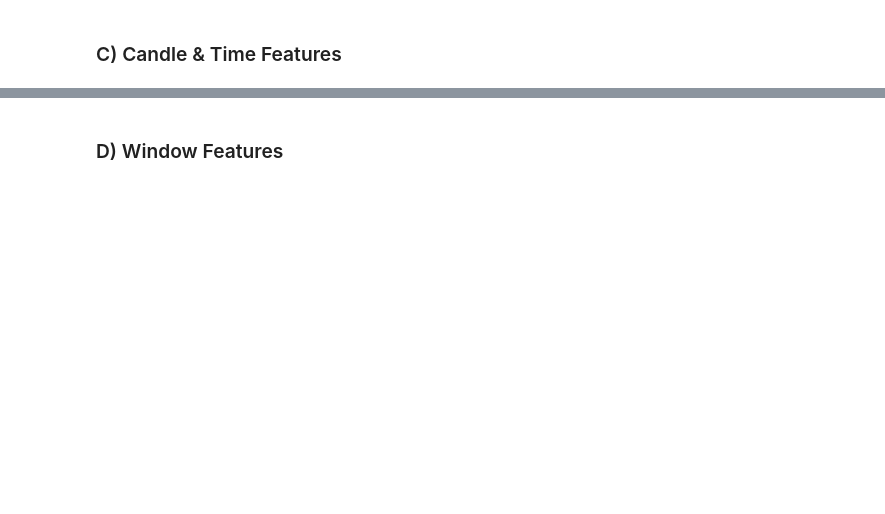
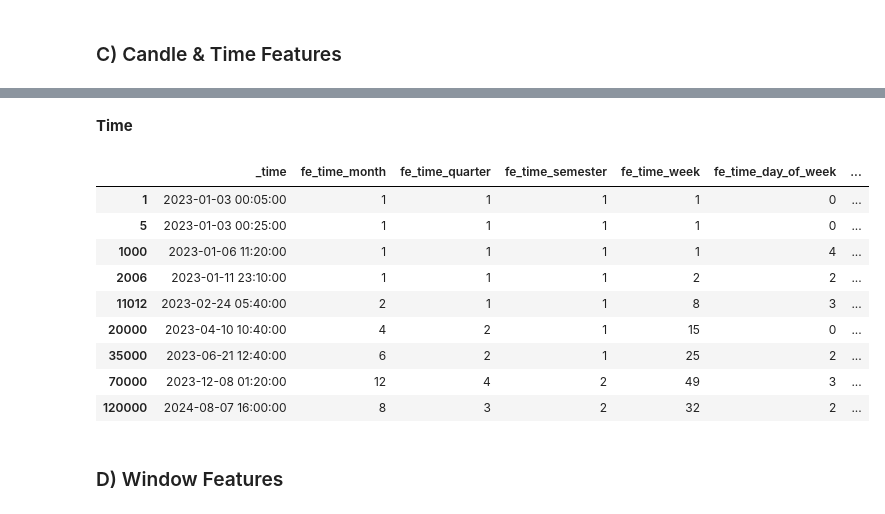
Before and after one commit to Alpha-Hunterss/ML-Algotrading-Project, a Jupyter notebook: algotrading-experiments.ipynb, the cells around one changed output, grey strips where cells are left out. Cells and saved outputs as stored; diff of their text form; code cells hidden in the pictures; blank space fills up the shorter version.

```diff
--- a/algotrading-experiments.ipynb
+++ b/algotrading-experiments.ipynb
@@ -319,3 +470,23 @@ history_fe_time(config_general)
+# %% [markdown]
+**Time**
+# %%
+import pandas as pd
+
+df = pd.read_parquet(
+    f"/kaggle/working/ML-Algotrading-Project/dataset/data/features/fe_time/fe_time.parquet"
+)
+df.iloc[[1, 5, 1000, 2006, 11012, 20000, 35000, 70000, 120000]]
+# %% [output]
+|  | _time | fe_time_month | fe_time_quarter | fe_time_semester | fe_time_week | fe_time_day_of_week | ... |
+| 1 | 2023-01-03 00:05:00 | 1 | 1 | 1 | 1 | 0 | ... |
+| 5 | 2023-01-03 00:25:00 | 1 | 1 | 1 | 1 | 0 | ... |
+| 1000 | 2023-01-06 11:20:00 | 1 | 1 | 1 | 1 | 4 | ... |
+| 2006 | 2023-01-11 23:10:00 | 1 | 1 | 1 | 2 | 2 | ... |
+| 11012 | 2023-02-24 05:40:00 | 2 | 1 | 1 | 8 | 3 | ... |
+| 20000 | 2023-04-10 10:40:00 | 4 | 2 | 1 | 15 | 0 | ... |
+| 35000 | 2023-06-21 12:40:00 | 6 | 2 | 1 | 25 | 2 | ... |
+| 70000 | 2023-12-08 01:20:00 | 12 | 4 | 2 | 49 | 3 | ... |
+| 120000 | 2024-08-07 16:00:00 | 8 | 3 | 2 | 32 | 2 | ... |
 # %% [markdown]
 ### D) Window Features
 # %%
```
Also changed, not shown: parts of 35 cells of this notebook.
